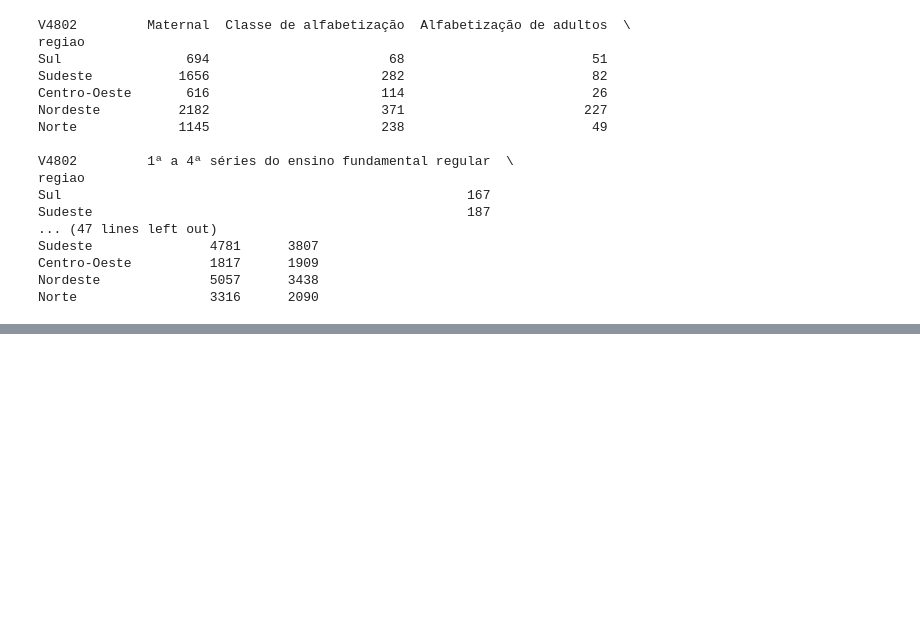
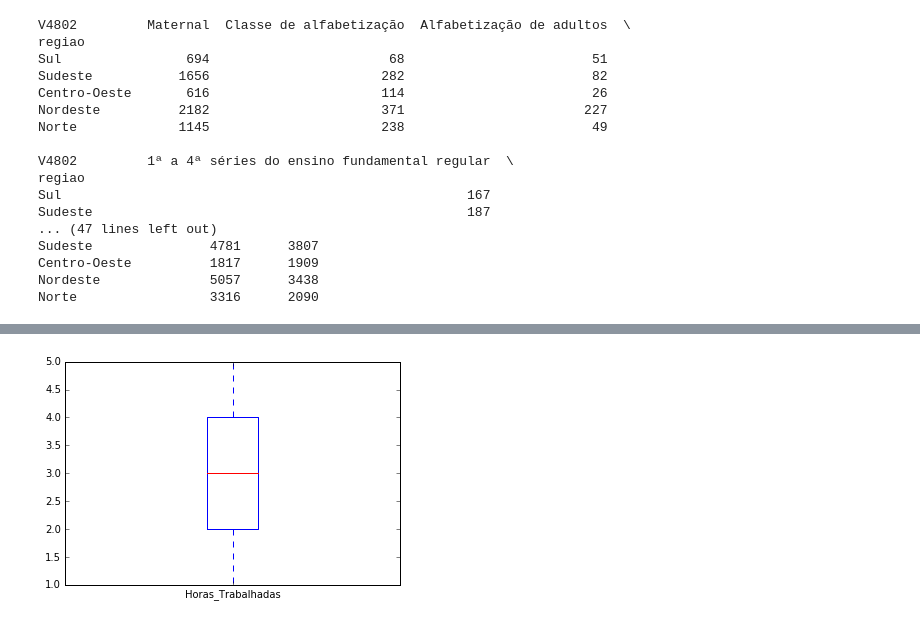
Before and after one commit to vinicius-insper/CD, a Jupyter notebook: aula2/Aula02 Atividade Variáveis Qualitativas com PNAD.ipynb, the cells around one changed output, grey strips where cells are left out. Saved outputs shown, nothing was run; the diff lists cells and outputs as text; code cells hidden in the pictures; blank space fills up the shorter version.

```diff
--- a/aula2/Aula02 Atividade Variáveis Qualitativas com PNAD.ipynb
+++ b/aula2/Aula02 Atividade Variáveis Qualitativas com PNAD.ipynb
@@ -323,0 +403,4 @@ Conclusao:
+# %%
+plot4 = dados.Horas_Trabalhadas.plot.box()
+# %% [output]
+[figure, added]
```
Also changed, not shown: parts of 10 cells of this notebook.
